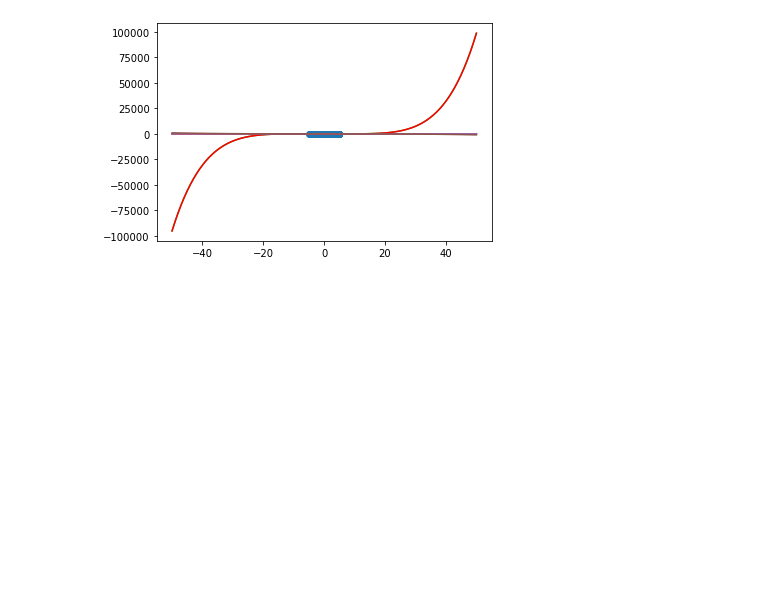
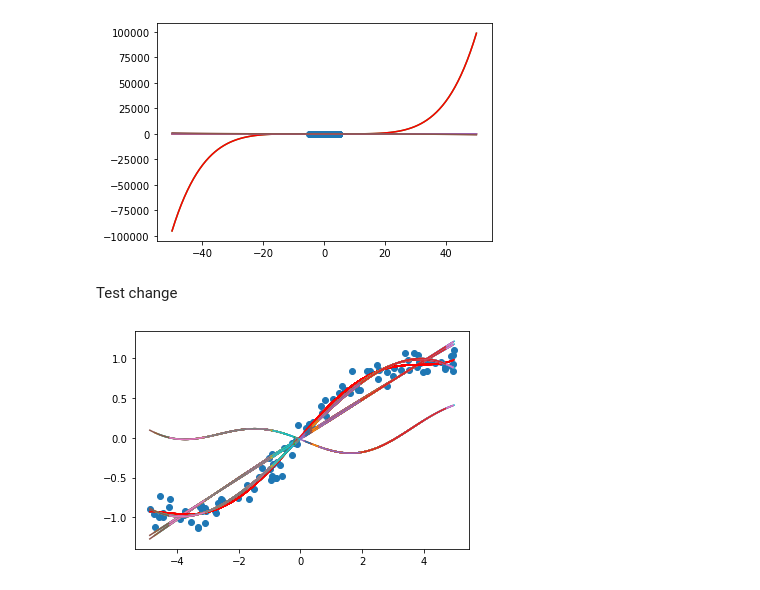
Before and after one commit to UMD-ENMA165/4-21-22-Class, a Jupyter notebook: curve_fitting.ipynb, the cells around one changed output. Drawn from its saved outputs; the diff is of its cells as text; code cells hidden in the pictures; blank space fills up the shorter version.

Commit message:
Update to Fitting Function

```diff
--- a/curve_fitting.ipynb
+++ b/curve_fitting.ipynb
@@ -246,3 +246,50 @@ x,y = np.loadtxt('data/set2.csv', delimiter=',', unpack = True)
 fitting(x1,y1)
 # %% [output]
 [figure]
+# %% [markdown]
+Test change
+# %%
+def fitting(x,y):
+    plt.scatter(x,y)
+
+    popt,pcov = curve_fit(quadretic, x, y)
+
+    xfit = np.linspace(x,y,100) #changed domain numbers to x and y
+    yfit = quadretic(xfit, *popt)
+
+    plt.plot(xfit, yfit)
+
+    popt,pcov = curve_fit(line, x, y)
+
+    yfit = line(xfit, *popt)
+    plt.plot(xfit, yfit)
+
+    popt,pcov = curve_fit(toomuch, x, y)
+
+    yfit = toomuch(xfit, *popt)
+    plt.plot(xfit, yfit)
+
+    popt, pcov = curve_fit(evenmore, x, y)
+    yfit = evenmore(xfit, *popt)
+
+    plt.plot(xfit, yfit, color = 'red')
+
+    popt, pcov = curve_fit(trig, x, y)
+    yfit = trig(xfit, *popt)
+
+    plt.plot(xfit, yfit)
+
+    popt,pcov = curve_fit(sin, x, y)
+    yfit = sin(xfit, *popt)
+
+    plt.plot(xfit, yfit)
+
+    popt,pcov = curve_fit(homework, x, y)
+
+    yfit = homework(xfit, *popt)
+    plt.plot(xfit, yfit)
+# %%
+x,y = np.loadtxt('data/set1.csv', delimiter=',', unpack = True)
+fitting(x,y)
+# %% [output]
+[figure, added]
```
Also changed, not shown: parts of 7 cells of this notebook.
